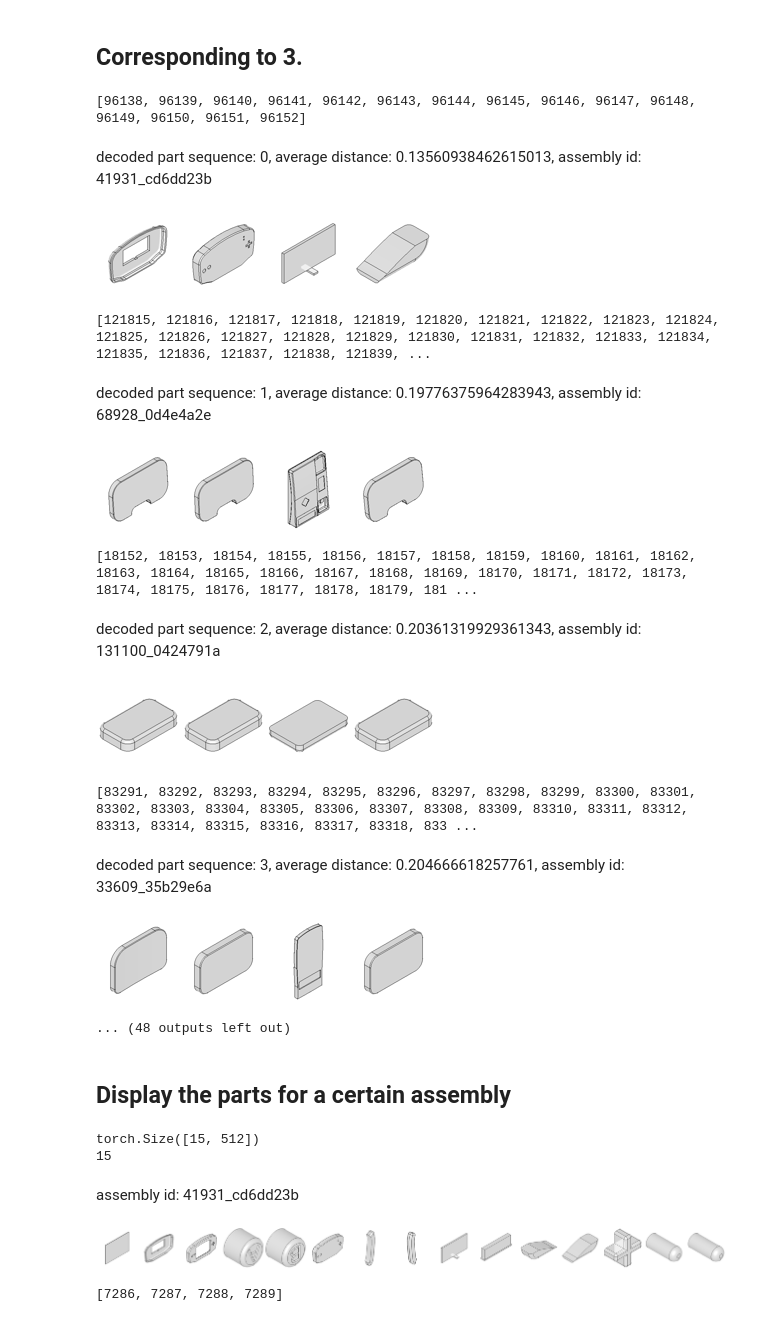
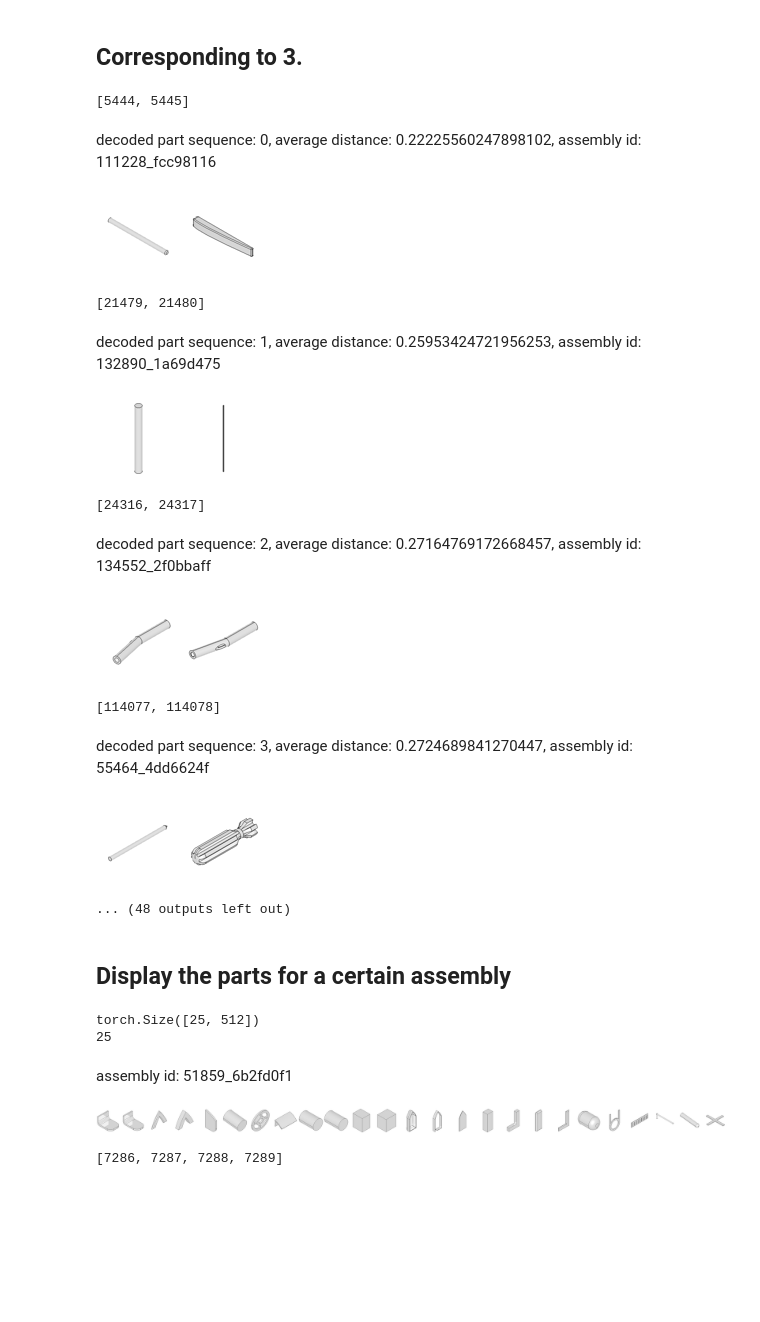
Before and after one commit to gymbeijing/mechanism-identification-public, a Jupyter notebook: search_parts.ipynb, the cells around one changed output. Saved outputs shown, nothing was run; the diff lists cells and outputs as text; code cells hidden in the pictures; blank space fills up the shorter version.

```diff
--- a/search_parts.ipynb
+++ b/search_parts.ipynb
@@ -13,9 +13,9 @@ from IPython.display import display, Markdown, display_markdown # to display ima
 # %% [markdown]
 # Global variable
 # %%
-rec_seq = torch.load("model_outputs/rec_seq_real_0724_204251_v9.pt")   # [10377, 10, 512]
+rec_seq = torch.load("model_outputs/rec_seq_fake_0731_135008_v6.pt")   # [10377, 10, 512]
 
-ori_seq = torch.load("model_outputs/ori_seq_0724_204251_v9.pt")   # [10377, 10, 512]
+ori_seq = torch.load("model_outputs/ori_seq_0731_135008_v6.pt")   # [10377, 10, 512]
 
 all_emb_path = os.path.join("./processed_data", "mean_pooled_emb.pt")
 all_emb = torch.load(all_emb_path)   # [141245, 512]
@@ -380,7 +384,7 @@ def search_duplicate(c_part_idx, aid, eps=1e-3):
 
     return c_part_dup_list
 # %%
-k = 1
+k = 10
 for decoded_seq_dict in all_decoded_seq_list:
     ordered_decoded_seq = sorted(decoded_seq_dict.items(), key=lambda x: x[1][1])   # [(aid, (seq_list, avg_dist))]
     ordered_topk_decoded_seq = ordered_decoded_seq[:k]   # [(aid, (seq_list, avg_dist))]
@@ -543,7 +547,7 @@ Reconstructed part sequence: 2, decoded part sequence: 5
 ## Corresponding to 1.
 # %%
 vid = '00'
-rec_seq_idx = 2
+rec_seq_idx = 5
 
 img_md_list = []
 for img_idx in all_ori_closest_emb_list[rec_seq_idx]:
@@ -587,7 +591,7 @@ for res in a:
 # %% [markdown]
 ## Corresponding to 3.
 # %%
-rec_seq_idx = 2
+rec_seq_idx = 5
 decoded_seq = sorted(all_decoded_seq_list[rec_seq_idx].items(), key=lambda x: x[1][1])
 # print(decoded_seq[:20])
 
@@ -603,46 +607,46 @@ for dec_seq_idx, (aid, (indices, avg_dist)) in enumerate(decoded_seq[:20]):
 
     display_image_grid(f'decoded part sequence: {dec_seq_idx}, average distance: {avg_dist}, assembly id: {aid}', img_name_list)
 # %% [output]
-[96138, 96139, 96140, 96141, 96142, 96143, 96144, 96145, 96146, 96147, 96148, 96149, 96150, 96151, 96152]
+[5444, 5445]
-decoded part sequence: 0, average distance: 0.13560938462615013, assembly id: 41931_cd6dd23b
+decoded part sequence: 0, average distance: 0.22225560247898102, assembly id: 111228_fcc98116
-[figure, old version]
+[figure, new version]
-[121815, 121816, 121817, 121818, 121819, 121820, 121821, 121822, 121823, 121824, 121825, 121826, 121827, 121828, 121829, 121830, 121831, 121832, 121833, 121834, 121835, 121836, 121837, 121838, 121839, ...
+[21479, 21480]
-decoded part sequence: 1, average distance: 0.19776375964283943, assembly id: 68928_0d4e4a2e
+decoded part sequence: 1, average distance: 0.25953424721956253, assembly id: 132890_1a69d475
-[figure, old version]
+[figure, new version]
-[18152, 18153, 18154, 18155, 18156, 18157, 18158, 18159, 18160, 18161, 18162, 18163, 18164, 18165, 18166, 18167, 18168, 18169, 18170, 18171, 18172, 18173, 18174, 18175, 18176, 18177, 18178, 18179, 181 ...
+[24316, 24317]
-decoded part sequence: 2, average distance: 0.20361319929361343, assembly id: 131100_0424791a
+decoded part sequence: 2, average distance: 0.27164769172668457, assembly id: 134552_2f0bbaff
-[figure, old version]
+[figure, new version]
-[83291, 83292, 83293, 83294, 83295, 83296, 83297, 83298, 83299, 83300, 83301, 83302, 83303, 83304, 83305, 83306, 83307, 83308, 83309, 83310, 83311, 83312, 83313, 83314, 83315, 83316, 83317, 83318, 833 ...
+[114077, 114078]
-decoded part sequence: 3, average distance: 0.204666618257761, assembly id: 33609_35b29e6a
+decoded part sequence: 3, average distance: 0.2724689841270447, assembly id: 55464_4dd6624f
-[figure, old version]
+[figure, new version]
 ... (48 outputs left out)
 # %% [markdown]
 ## Display the parts for a certain assembly
 # %%
-aid = '41931_cd6dd23b'
+aid = '51859_6b2fd0f1'
 indices = aid_to_part_indice_map[aid]
 embs = all_emb[indices]
 print(embs.shape)
 cdist = torch.cdist(embs, embs, p=2)
 indices = torch.LongTensor(indices)
 indices[torch.LongTensor((cdist[7]<1e-3).nonzero(as_tuple=True)[0])].tolist()
 
 vid = '00'
 rec_seq_idx = 2
 img_md_list = []
 for i, index in enumerate(indices):
     img_md = all_md[index]
     img_md_list.append(img_md)
 
 img_name_list = extend_metadata_to_filepath(img_md_list, vid)
 print(len(img_name_list))
 
 display_image_grid(f'assembly id: {aid}', img_name_list)
 # %% [output]
-torch.Size([15, 512])
-15
+torch.Size([25, 512])
+25
-assembly id: 41931_cd6dd23b
+assembly id: 51859_6b2fd0f1
-[figure, old version]
+[figure, new version]
 # %%
 indices
 # %%
```
Also changed, not shown: parts of 5 cells of this notebook, 2 other files.
